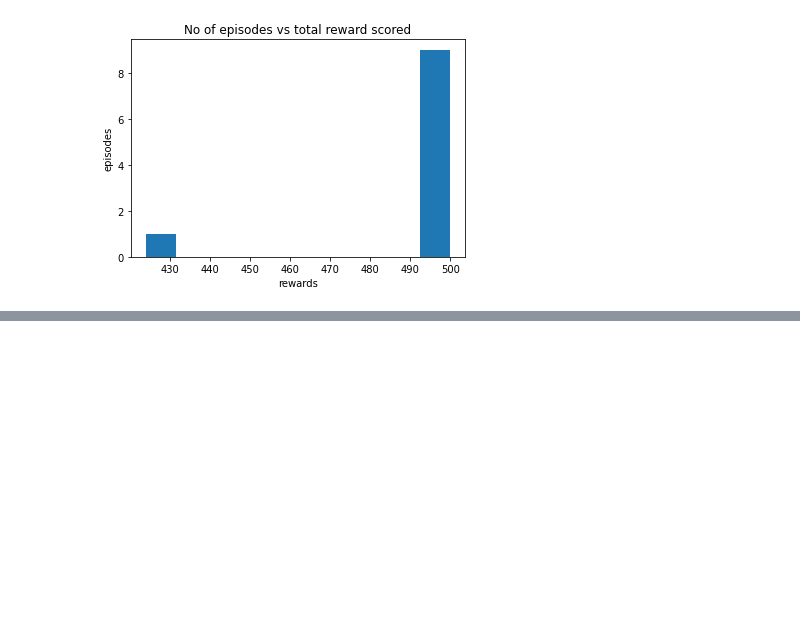
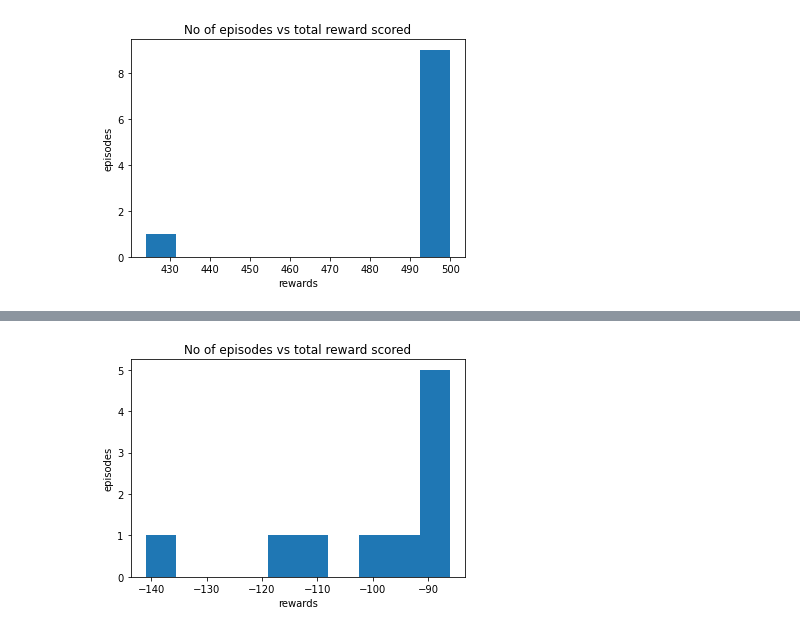
Before and after one commit to NitishNaineni/Actor-Critic, a Jupyter notebook: main.ipynb, the cells around one changed output, grey strips where cells are left out. Saved outputs shown, nothing was run; the diff lists cells and outputs as text; code cells hidden in the pictures; blank space fills up the shorter version.

```diff
--- a/main.ipynb
+++ b/main.ipynb
@@ -237,0 +301,23 @@ plt.savefig('LunarLander-v2.pth_evaluation.png',dpi=300)
+# %%
+model = ActorCritic(state_dim, n_actions, gamma)
+model.load_state_dict(torch.load("Acrobot-v1.pth"))
+model.eval()
+rewards_per_episode = []
+for episode in range(10):
+    done = False
+    total_reward = 0
+    obs = env.reset()
+    while not done:
+        with torch.no_grad():
+            action = model(obs)
+        obs, reward, done, _ = env.step(action)
+        total_reward += reward
+    rewards_per_episode.append(total_reward)
+
+_ = plt.hist(rewards_per_episode)
+plt.xlabel('rewards')
+plt.ylabel('episodes')
+plt.title('No of episodes vs total reward scored')
+plt.savefig('Acrobot-v1.pth_evaluation.png',dpi=300)
+# %% [output]
+[figure, added]
```
Also changed, not shown: parts of 8 cells of this notebook, 7 other files.
